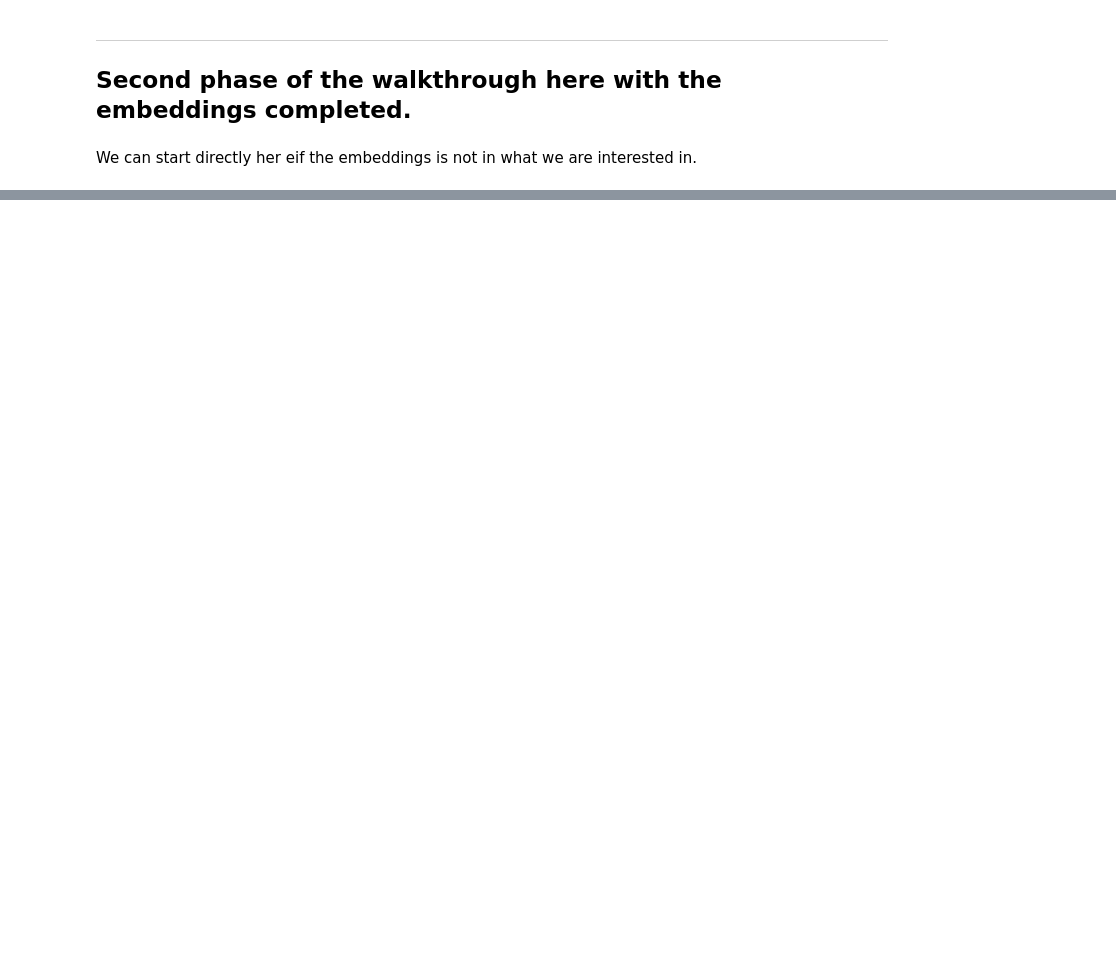
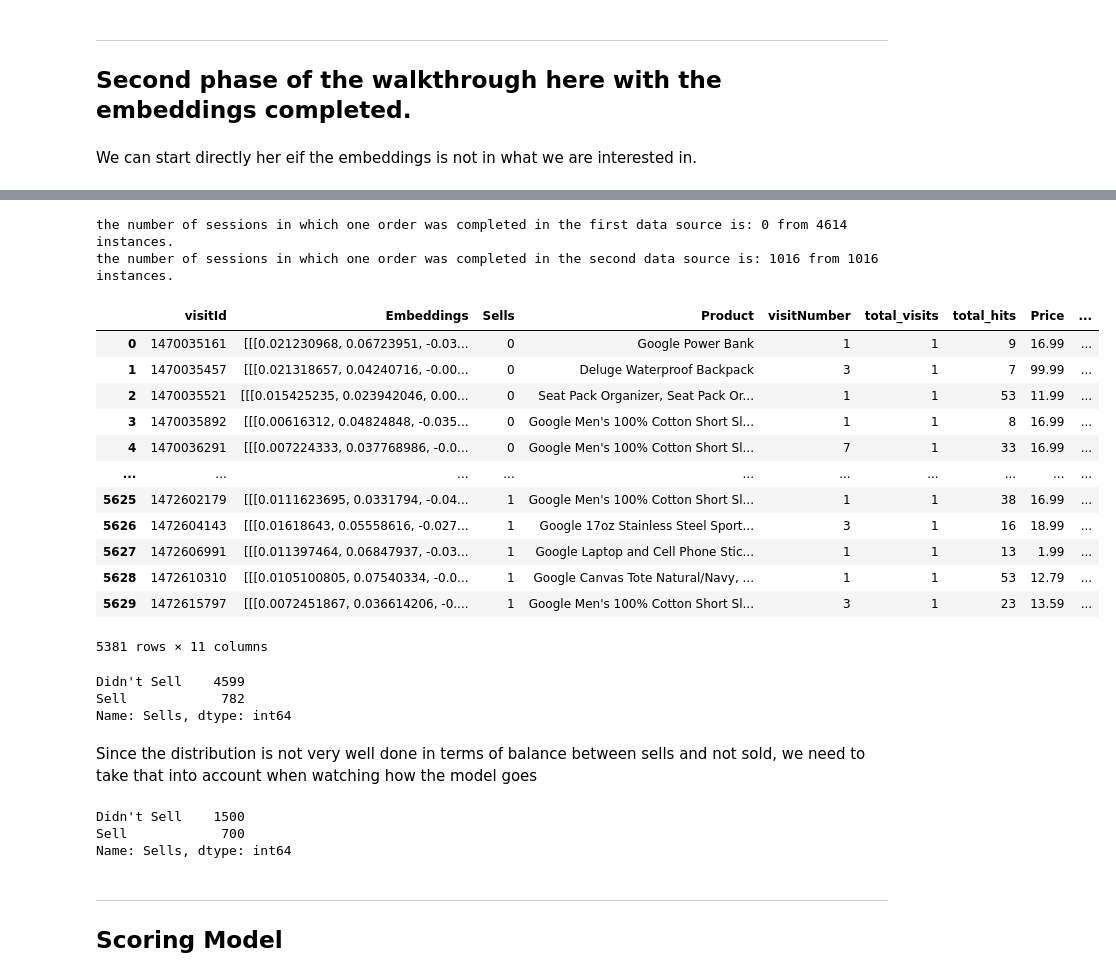
Before and after one commit to renzzo1904/recommend-demo, a Jupyter notebook: examples/walkthrough.ipynb, the cells around one changed output, grey strips where cells are left out. Saved outputs shown, nothing was run; the diff lists cells and outputs as text; code cells hidden in the pictures; blank space fills up the shorter version.

```diff
--- a/examples/walkthrough.ipynb
+++ b/examples/walkthrough.ipynb
@@ -378,0 +365,53 @@ data
+# %%
+print(f"the number of sessions in which one order was completed in the first data source is: {(data.Sells==1).sum()} from {data.shape[0]} instances." )
+print(f"the number of sessions in which one order was completed in the second data source is: {(buy_df.Sells==1).sum()} from {buy_df.shape[0]} instances.")
+# %% [output]
+the number of sessions in which one order was completed in the first data source is: 0 from 4614 instances.
+the number of sessions in which one order was completed in the second data source is: 1016 from 1016 instances.
+# %%
+df = pd.concat([data,buy_df], axis=0,ignore_index=True)
+df.drop_duplicates(subset='visitId',inplace=True)
+df.dropna(inplace=True)
+df  # New df with whole data.
+# %% [output]
+|  | visitId | Embeddings | Sells | Product | visitNumber | total_visits | total_hits | Price | ... |
+| 0 | 1470035161 | [[[0.021230968, 0.06723951, -0.03... | 0 | Google Power Bank | 1 | 1 | 9 | 16.99 | ... |
+| 1 | 1470035457 | [[[0.021318657, 0.04240716, -0.00... | 0 | Deluge Waterproof Backpack | 3 | 1 | 7 | 99.99 | ... |
+| 2 | 1470035521 | [[[0.015425235, 0.023942046, 0.00... | 0 | Seat Pack Organizer, Seat Pack Or... | 1 | 1 | 53 | 11.99 | ... |
+| 3 | 1470035892 | [[[0.00616312, 0.04824848, -0.035... | 0 | Google Men's 100% Cotton Short Sl... | 1 | 1 | 8 | 16.99 | ... |
+| 4 | 1470036291 | [[[0.007224333, 0.037768986, -0.0... | 0 | Google Men's 100% Cotton Short Sl... | 7 | 1 | 33 | 16.99 | ... |
+| ... | ... | ... | ... | ... | ... | ... | ... | ... | ... |
+| 5625 | 1472602179 | [[[0.0111623695, 0.0331794, -0.04... | 1 | Google Men's 100% Cotton Short Sl... | 1 | 1 | 38 | 16.99 | ... |
+| 5626 | 1472604143 | [[[0.01618643, 0.05558616, -0.027... | 1 | Google 17oz Stainless Steel Sport... | 3 | 1 | 16 | 18.99 | ... |
+| 5627 | 1472606991 | [[[0.011397464, 0.06847937, -0.03... | 1 | Google Laptop and Cell Phone Stic... | 1 | 1 | 13 | 1.99 | ... |
+| 5628 | 1472610310 | [[[0.0105100805, 0.07540334, -0.0... | 1 | Google Canvas Tote Natural/Navy, ... | 1 | 1 | 53 | 12.79 | ... |
+| 5629 | 1472615797 | [[[0.0072451867, 0.036614206, -0.... | 1 | Google Men's 100% Cotton Short Sl... | 3 | 1 | 23 | 13.59 | ... |
+5381 rows × 11 columns
+# %%
+inst = df.Sells.value_counts()
+inst.index = ["Didn't Sell","Sell"]   # type: ignore
+inst # Now we see we have a better distribution of out target variable.
+# %% [output]
+Didn't Sell    4599
+Sell            782
+Name: Sells, dtype: int64
+# %% [markdown]
+ Since the distribution is not very well done in terms of balance between sells and not sold, we need to take that into account when watching how the model goes
+# %%
+
+import random
+
+# Filter the DataFrame to balance the target variable
+df_balanced = df.groupby('Sells').apply(lambda x: x.sample(n=700) if x['Sells'].values[0] == 1 else x.sample(n=1500))
+df_balanced = df_balanced.droplevel(0)  # Remove the grouping level
+
+# Create a list of all row indexes
+all_indexes = list(df_balanced.index)
+
+inst = df_balanced.Sells.value_counts()
+inst.index = ["Didn't Sell","Sell"]   # type: ignore
+inst # Now we see we have a better distribution of out target variable.
+# %% [output]
+Didn't Sell    1500
+Sell            700
+Name: Sells, dtype: int64
@@ -378,0 +436,3 @@ data
+# %% [markdown]
+----------
+## Scoring Model
```
Also changed, not shown: parts of 28 cells of this notebook, 6 other files.
